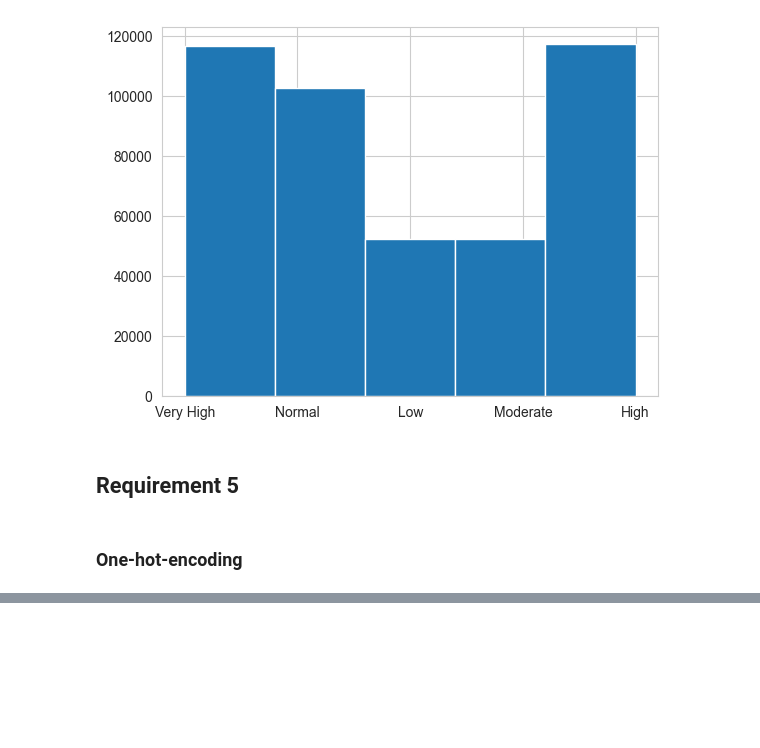
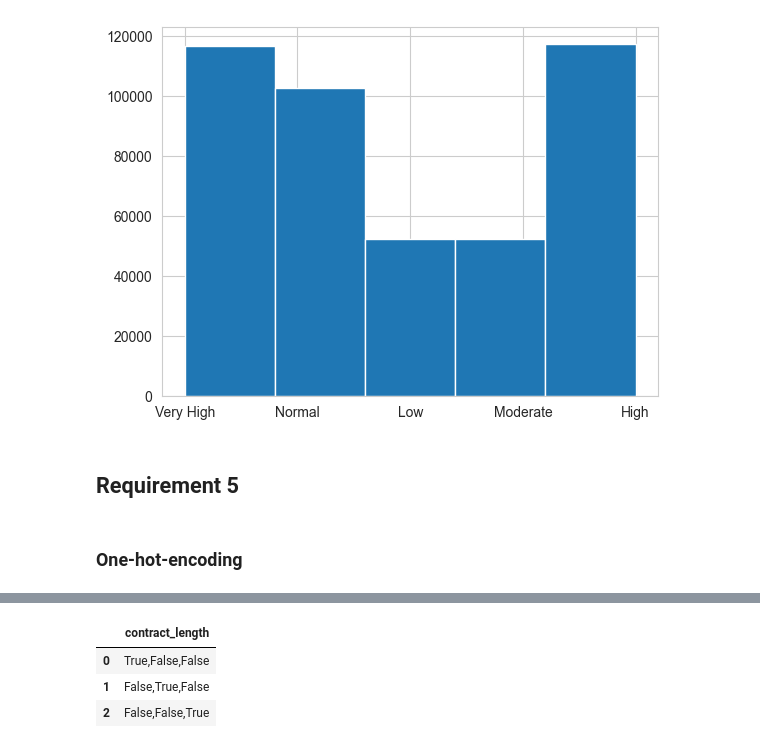
Before and after one commit to VannessChin/CSCI316IndividualAssignment1, a Jupyter notebook: chinyeewan_task1.ipynb, the cells around one changed output, grey strips where cells are left out. Drawn from its saved outputs; the diff is of its cells as text; code cells hidden in the pictures; blank space fills up the shorter version.

```diff
--- a/chinyeewan_task1.ipynb
+++ b/chinyeewan_task1.ipynb
@@ -152,3 +152,14 @@ Difference between number of records and number in bins is : 0
 ## Requirement 5
 # %% [markdown]
 ### One-hot-encoding
+# %%
+#Create data
+df_contract_length = pd.DataFrame({'contract_length': ['monthly', 'quarterly', 'yearly']})
+
+df_contract_length_one_hot = pd.DataFrame({'contract_length': ['monthly', 'quarterly', 'yearly']})
+
+print(df['Contract Length'])
+
+df_contract_length_one_hot = pd.get_dummies(df['Contract Length'], prefix='contract_length')
+#view contract length dataframe
+print(df_contract_length_one_hot)
@@ -154,0 +184,10 @@ Difference between number of records and number in bins is : 0
+# %%
+one_hot = pd.get_dummies(df_contract_length['contract_length'])
+for row in range(df_contract_length.shape[0]):
+    df_contract_length['contract_length'].at[row] = str(one_hot.iloc[row,0])+','+str(one_hot.iloc[row,1])+','+str(one_hot.iloc[row,2])
+df_contract_length
+# %% [output]
+|  | contract_length |
+| 0 | True,False,False |
+| 1 | False,True,False |
+| 2 | False,False,True |
```
Also changed, not shown: parts of 1 cell of this notebook.
